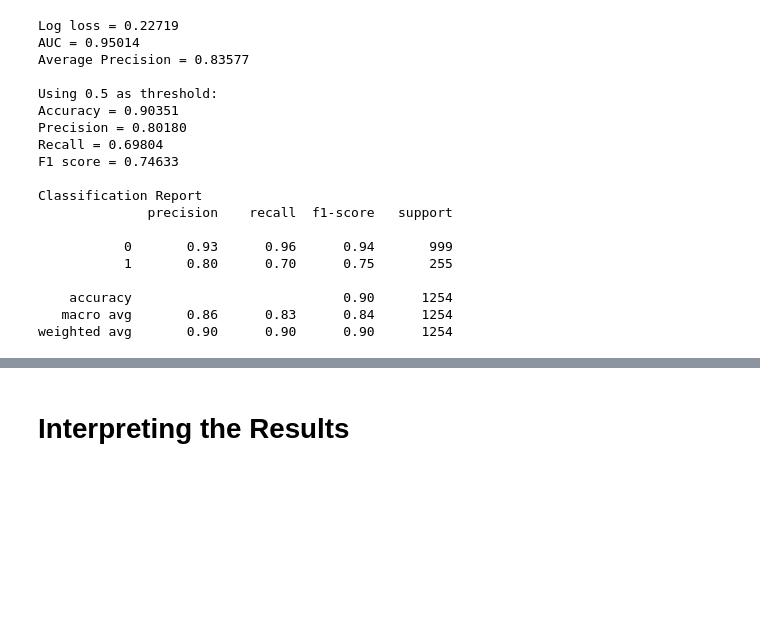
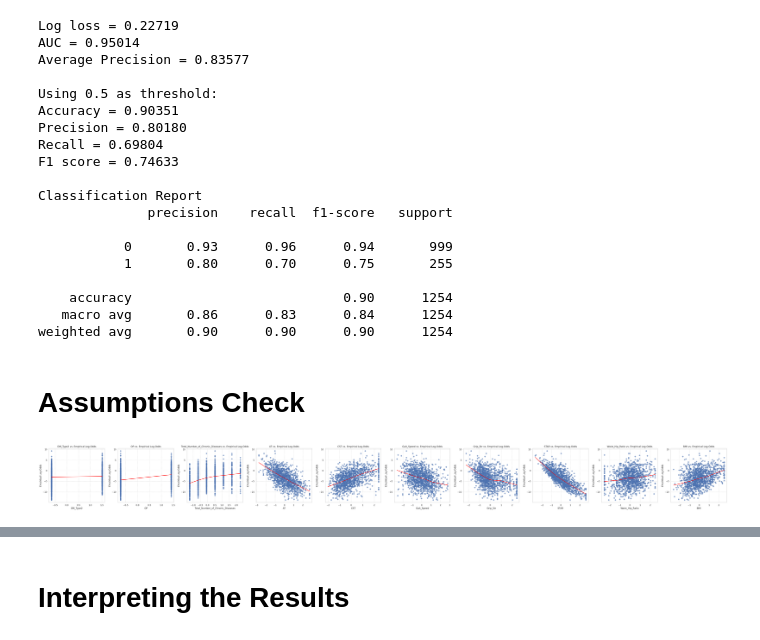
Before and after one commit to sadullahozcan/sarcopenia_eda_analysis, a Jupyter notebook: EDA_08_log_reg_final.ipynb, the cells around one changed output, grey strips where cells are left out. Drawn from its saved outputs; the diff is of its cells as text; code cells hidden in the pictures; blank space fills up the shorter version.

```diff
--- a/EDA_08_log_reg_final.ipynb
+++ b/EDA_08_log_reg_final.ipynb
@@ -767,3 +769,48 @@ Classification Report
     accuracy                           0.90      1254
    macro avg       0.86      0.83      0.84      1254
 weighted avg       0.90      0.90      0.90      1254
+# %% [markdown]
+# **Assumptions Check**
+# %%
+# Calculate predicted probabilities using the test set features
+# Replace 'data' with the correct variable name (X_test)
+# Select the actual numerical columns for plotting
+# Assuming 'numeric_cols_X' contains the names of the continuous numeric features in X_test
+continuous_features = numeric_cols_X
+
+if not continuous_features:
+    print("No continuous numeric features found in X_test to plot assumptions.")
+else:
+    # Create a temporary DataFrame for plotting which includes the target variable
+    # We need y_test as well for some potential assumption checks (though not directly used in this log-odds plot)
+    # Let's create a combined df for plotting
+    plot_data = X_test.copy()
+    plot_data['Sarcopenia'] = y_test # Add the target variable back for context if needed
+
+    # Calculate predicted probabilities using the log_model on the test set
+    plot_data['predicted_prob'] = log_model.predict_proba(X_test)[:, 1]
+
+    # Calculate empirical log-odds (logit)
+    # Handle cases where predicted_prob is 0 or 1 to avoid log(0) or log(inf)
+    # A small epsilon can be added/subtracted or clamp the values
+    epsilon = 1e-10
+    plot_data['empirical_log_odds'] = np.log((plot_data['predicted_prob'] + epsilon) / (1 - plot_data['predicted_prob'] + epsilon))
+
+    # Plotting for each continuous predictor
+    # Adjust figure size based on the number of continuous features
+    num_plots = len(continuous_features)
+    plt.figure(figsize=(5 * num_plots, 5))
+
+    for i, col in enumerate(continuous_features):
+        plt.subplot(1, num_plots, i + 1)
+        sns.regplot(x=col, y='empirical_log_odds', data=plot_data, lowess=True,
+                    line_kws={'color': 'red', 'alpha': 0.8}, scatter_kws={'alpha': 0.6})
+        plt.xlabel(col)
+        plt.ylabel("Empirical Log-Odds")
+        plt.title(f"{col} vs. Empirical Log-Odds")
+        plt.grid(True, linestyle='--', alpha=0.7)
+
+    plt.tight_layout()
+    plt.show()
+# %% [output]
+[figure, added]
```
Also changed, not shown: parts of 7 cells of this notebook.
